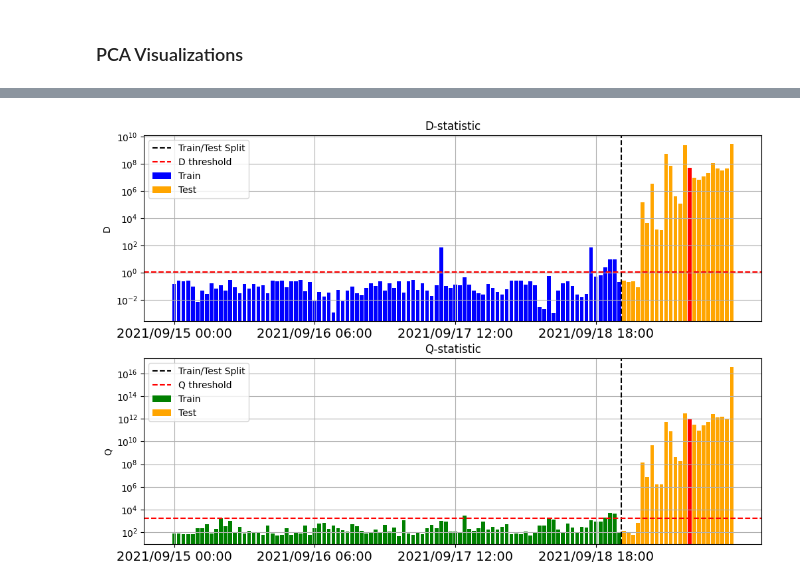
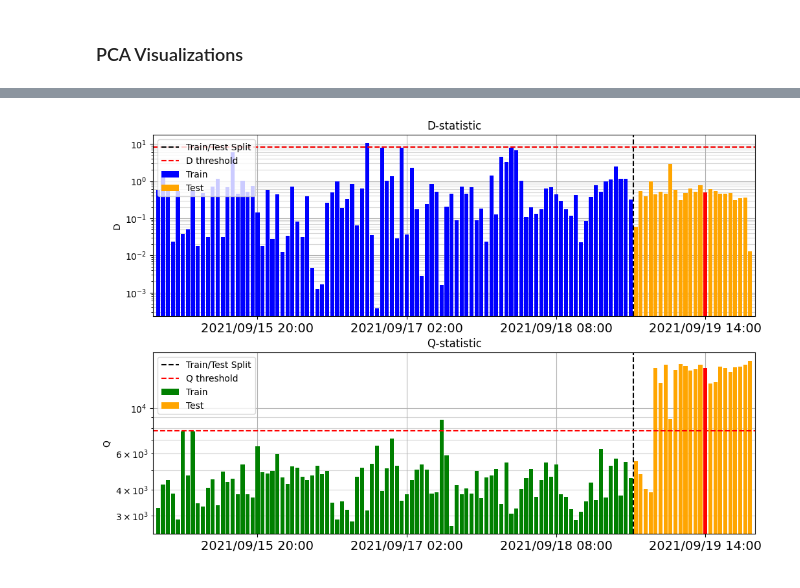
Before and after one commit to CoDaSLab/MSPC-Seismic, a Jupyter notebook: exploration/IGARSS.ipynb, the cells around one changed output, grey strips where cells are left out. Drawn from its saved outputs; the diff is of its cells as text; code cells hidden in the pictures.

```diff
--- a/exploration/IGARSS.ipynb
+++ b/exploration/IGARSS.ipynb
@@ -19,7 +19,7 @@ files['end_time'] = pd.to_datetime(files['end_time'], utc=True)
 
 
 eruption_files = files[(files['start_time']==starttime) | (files['end_time']==endtime) ]
-eruption_sensors = pd.unique(eruption_files['sensor'])
+eruption_sensors = pd.unique(eruption_files['sensor']).tolist()
 # %%
 print(f"There were {len(eruption_sensors)} measuring during the eruption")
 print(f"They were: \n {eruption_sensors}")
@@ -142,0 +187,17 @@ IndexError: index 110 is out of bounds for axis 0 with size 31
+# %%
+Sxxs.shape, type(Sxxs.shape),times.shape
+np.mean(Sxxs, 0).shape
+
+
+Sxxs_norm = Sxxs
+# Mean centering
+Sxxs_norm = Sxxs_norm - np.mean(Sxxs_norm, 0)
+# Min max scaling
+# Sxxs_norm = (Sxxs_norm - np.min(Sxxs_norm, 0)) / (np.max(Sxxs_norm,0) - np.min(Sxxs_norm,0))
+# Max scaling
+Sxxs_norm = (Sxxs_norm) / (np.max(np.abs(Sxxs_norm),0))
+
+vmin = np.min(Sxxs_norm)
+vmax = np.max(Sxxs_norm)
+
+vmin, vmax
@@ -143,3 +206,4 @@ IndexError: index 110 is out of bounds for axis 0 with size 31
 # %%
 # Data fusion
-data = np.vstack(Sxxs).T
+X = np.vstack(Sxxs_norm).T
+X.shape
@@ -158,20 +251,34 @@ pca = PCA(n_components=2)
 # %%
 import mspc_pca.mspc
+PCs = 1
+
 
 day_id = np.argmin(np.abs(timeUTC - np.datetime64(datetime(2021, 9, 19), 'm')))
 
-D_train, Q_train, D_test, Q_test, threshold_D, threshold_Q = mspc_pca.mspc.DQ_tt(data[:day_id], data[day_id:], 2, percentile_threshold=True, alpha=0.05)
+D_train, Q_train, D_test, Q_test, threshold_D, threshold_Q = mspc_pca.mspc.DQ_tt(X[:day_id], X[day_id:], PCs, percentile_threshold=True, alpha=0.01)
 
 fig, ax = mspc_pca.mspc.plot_DQ_tt(D_train, Q_train, D_test, Q_test, threshold_D, threshold_Q,
                                    logscale=True, event_index=[eruption_idx],
                 labels=None, plot_train=True, opacity=None, ax=None)
 
+
+n_bars = len(Q_train)+len(Q_test)
+
 skip:int = len(timeUTC)//4
-locs = np.arange(0, len(timeUTC))[0::skip]
-timeUTC_label = timeUTC[0::skip]
+start = 20
+locs = np.arange(0, n_bars)[start::skip]
+timeUTC_label = timeUTC[start::skip]
+
+
+
 date_formatter = mdates.DateFormatter('%Y/%m/%d %H:%M')
 formatted_labels = [date_formatter(mdates.date2num(t)) for t in timeUTC_label]
 ax[0].set_xticks(locs[:], labels=formatted_labels[:],fontsize=14);
 ax[1].set_xticks(locs[:], labels=formatted_labels[:],fontsize=14);
+
+for axis in ax:
+    axis.set_xlim(-1, n_bars)
+    axis.grid(which='minor', alpha=0.5,)
+    axis.set_axisbelow(True)
 # %% [output]
-[figure, old version]
+[figure, new version]
```
Also changed, not shown: parts of 16 cells of this notebook, 7 other files.
